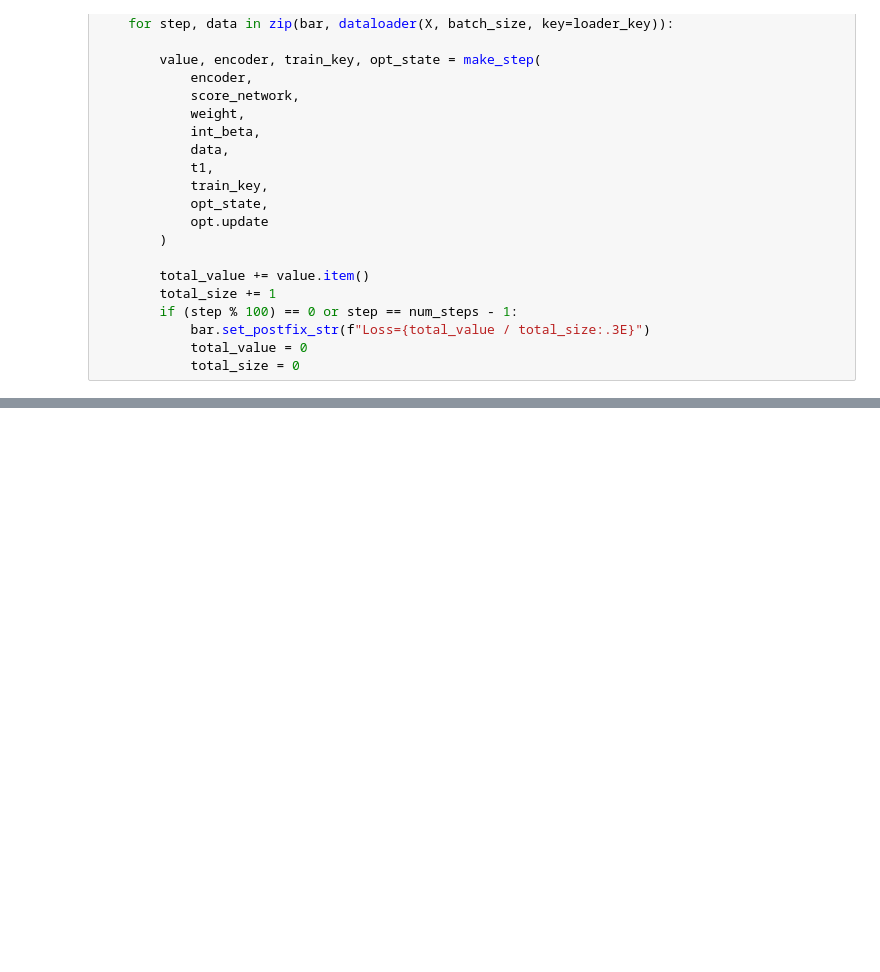
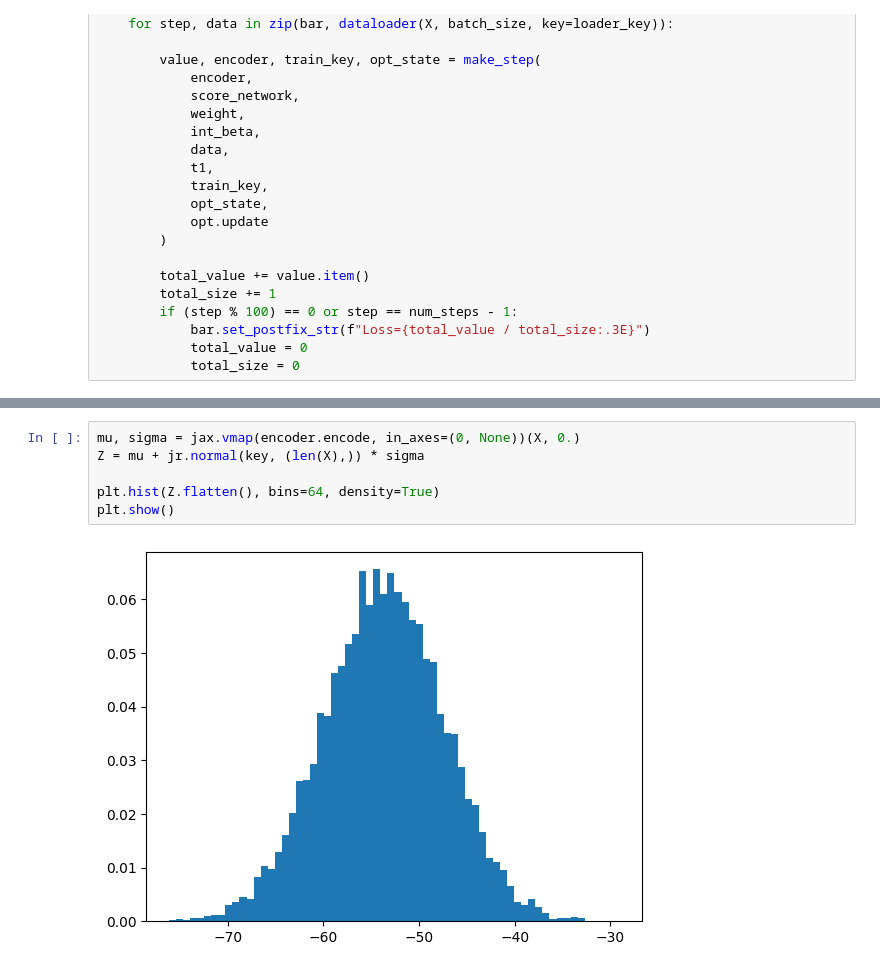
Before and after one commit to homerjed/vdae, a Jupyter notebook: vdae.ipynb, the cells around one changed output, grey strips where cells are left out. Drawn from its saved outputs; the diff is of its cells as text; blank space fills up the shorter version.

```diff
--- a/vdae.ipynb
+++ b/vdae.ipynb
@@ -233,0 +232,8 @@ plt.show()
+# %%
+mu, sigma = jax.vmap(encoder.encode, in_axes=(0, None))(X, 0.)
+Z = mu + jr.normal(key, (len(X),)) * sigma
+
+plt.hist(Z.flatten(), bins=64, density=True)
+plt.show()
+# %% [output]
+[figure, added]
```
Also changed, not shown: parts of 3 cells of this notebook, 1 other file.
